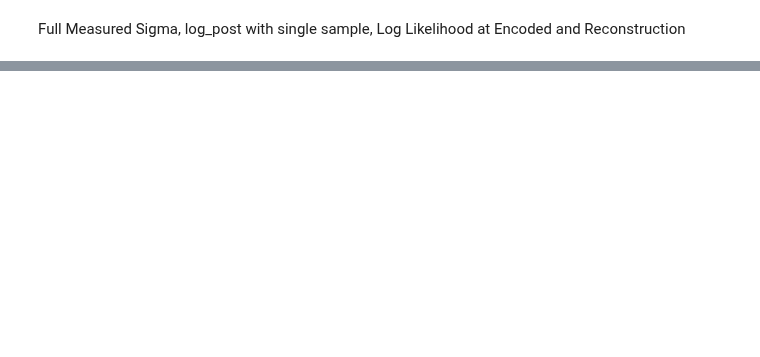
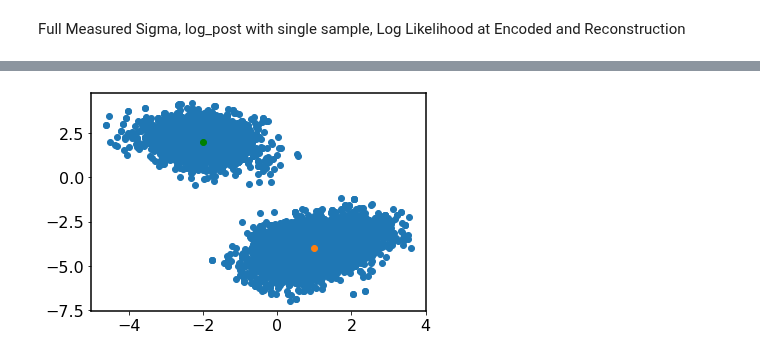
Before and after one commit to VMBoehm/PAE, a Jupyter notebook: notebooks/tf2/logp_eval.ipynb, the cells around one changed output, grey strips where cells are left out. Drawn from its saved outputs; the diff is of its cells as text; code cells hidden in the pictures; blank space fills up the shorter version.

```diff
--- a/notebooks/tf2/logp_eval.ipynb
+++ b/notebooks/tf2/logp_eval.ipynb
@@ -98,4 +151,2 @@ sess.run(tf.global_variables_initializer())
 # %% [markdown]
 Full Measured Sigma, log_post with single sample, Log Likelihood at Encoded and Reconstruction
-# %%
-sess.run(logprob, feed_dict={z:np.zeros((params['batch_size'],params['latent_size'])),x:x_valid[0:1]})
@@ -105,0 +282,31 @@ array([771.63196, 771.63196, 771.63196, 771.63196, 771.63196, 771.63196,
+# %%
+class DualAveragingStepSize:
+    def __init__(self, initial_step_size, target_accept=0.65, gamma=0.05, t0=10.0, kappa=0.75):
+        self.mu            = np.log(10 * initial_step_size)  # proposals are biased upwards to stay away from 0.
+        self.target_accept = target_accept
+        self.gamma         = gamma
+        self.t             = t0
+        self.kappa         = kappa
+        self.error_sum     = 0
+        self.log_averaged_step = 0
+
+    def update(self, p_accept):
+        # Running tally of absolute error. Can be positive or negative. Want to be 0.
+        self.error_sum += self.target_accept - p_accept
+
+        #print(self.error_sum)
+
+        # This is the next proposed (log) step size. Note it is biased towards mu.
+        log_step = self.mu - self.error_sum / (np.sqrt(self.t) * self.gamma)
+
+        # Forgetting rate. As `t` gets bigger, `eta` gets smaller.
+        eta = self.t ** -self.kappa
+
+        # Smoothed average step size
+        self.log_averaged_step = eta * log_step + (1 - eta) * self.log_averaged_step
+
+        # This is a stateful update, so t keeps updating
+        self.t += 1
+
+        # Return both the noisy step size, and the smoothed step size
+        return np.exp(log_step), np.exp(self.log_averaged_step)
@@ -105,0 +451,7 @@ array([771.63196, 771.63196, 771.63196, 771.63196, 771.63196, 771.63196,
+# %%
+plt.scatter(samples[:,0],samples[:,1])
+plt.scatter(means[0][0], means[0][1])
+plt.scatter(means[1][0], means[1][1], color='g')
+plt.show()
+# %% [output]
+[figure, added]
```
Also changed, not shown: parts of 24 cells of this notebook.
